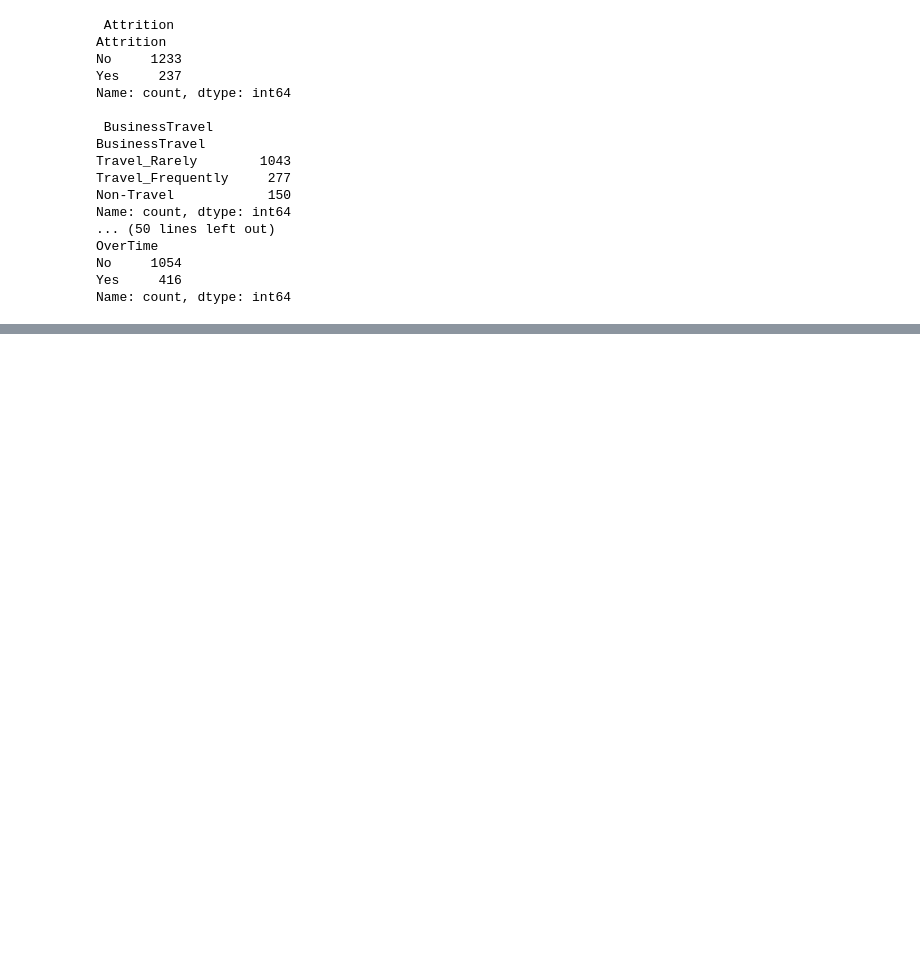
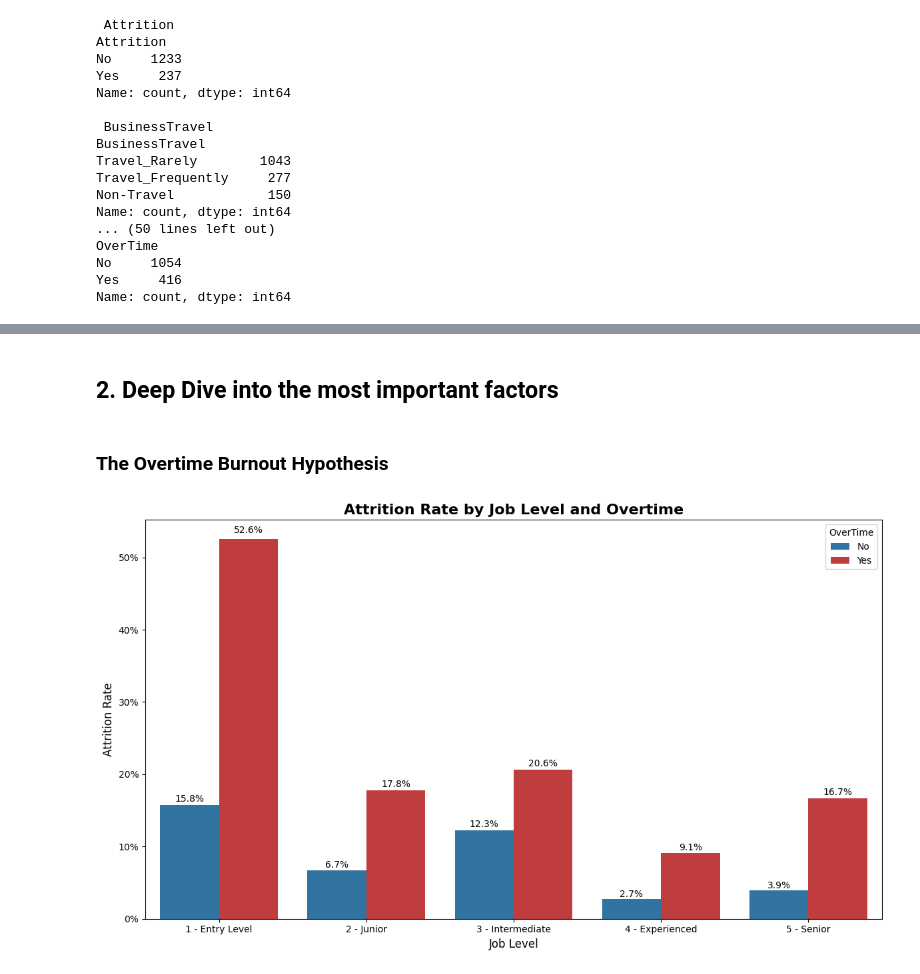
Before and after one commit to HiIamInfi/ibm-hr-data-challenge, a Jupyter notebook: src/ibm_hr_analysis.ipynb, the cells around one changed output, grey strips where cells are left out. Drawn from its saved outputs; the diff is of its cells as text; code cells hidden in the pictures; blank space fills up the shorter version.

```diff
--- a/src/ibm_hr_analysis.ipynb
+++ b/src/ibm_hr_analysis.ipynb
@@ -283,0 +264,36 @@ plt.show()
+# %% [markdown]
+## 2. Deep Dive into the most important factors
+# %% [markdown]
+### The Overtime Burnout Hypothesis
+# %%
+from matplotlib.ticker import PercentFormatter
+import json
+
+with open('categorical_data.json', 'r') as f:
+    categorical_labels = json.load(f)
+
+attrition_by_group = ibm_df.groupby(['JobLevel', 'OverTime'])['Attrition_bin'].mean().reset_index()
+attrition_by_group.to_csv("reports/attrition_by_joblevel_overtime.csv", index=False)
+
+joblevel_map = categorical_labels['JobLevel']['values']
+attrition_by_group['JobLevel'] = attrition_by_group['JobLevel'].astype(str).map(joblevel_map)
+
+plt.figure(figsize=(12, 7))
+
+sns.barplot(x='JobLevel', y='Attrition_bin', hue='OverTime', data=attrition_by_group, palette={'Yes': '#d62728', 'No': '#1f77b4'})
+plt.title("Attrition Rate by Job Level and Overtime", fontsize=16, weight='bold')
+plt.xlabel("Job Level", fontsize=12)
+plt.ylabel("Attrition Rate", fontsize=12)
+
+plt.gca().yaxis.set_major_formatter(PercentFormatter(1))
+
+for p in plt.gca().patches:
+    width = p.get_width()
+    height = p.get_height()
+    x, y = p.get_xy()
+    if height > 0: # Avoid labeling bars with zero height
+        plt.gca().annotate(f'{height:.1%}', (x + width/2, y + height*1.01), ha='center', va='bottom')
+
+plt.tight_layout()
+# %% [output]
+[figure, added]
```
Also changed, not shown: parts of 17 cells of this notebook, 13 other files.
